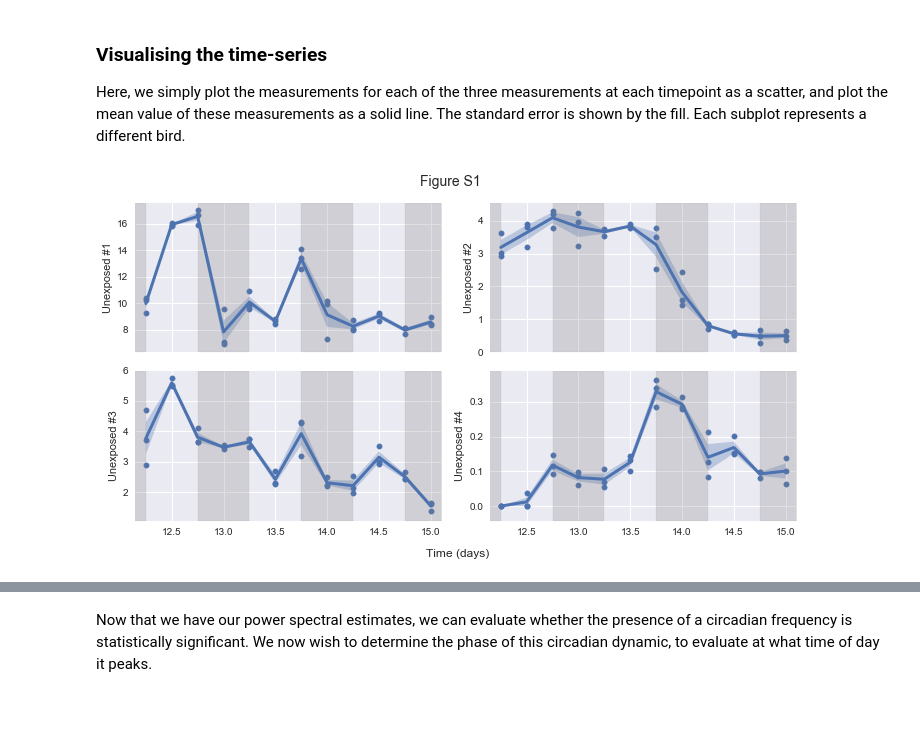
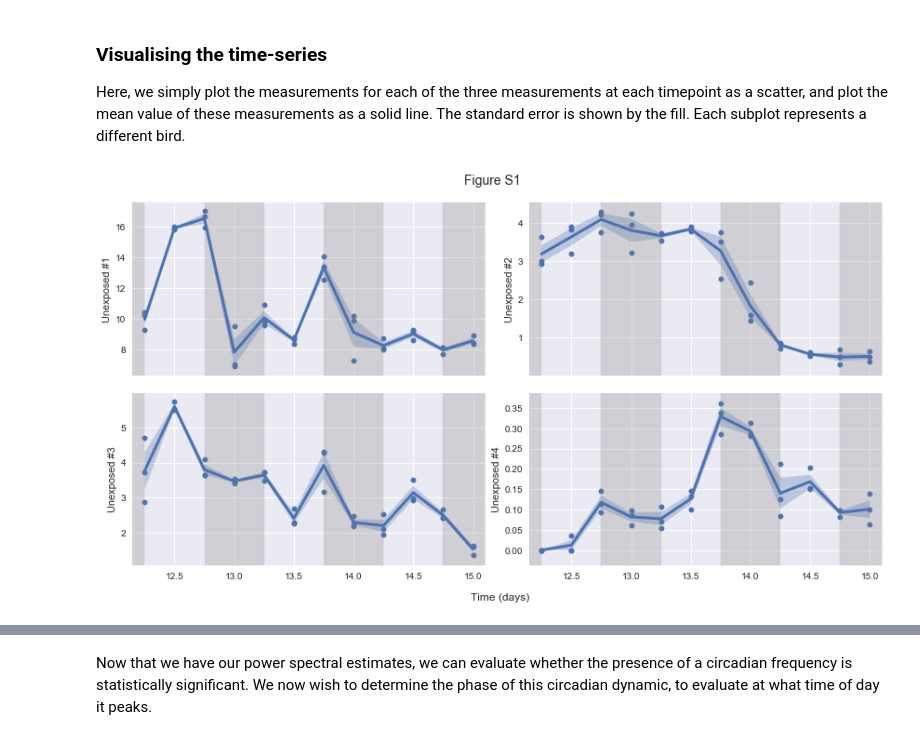
Before and after one commit to QCaudron/timing_malaria_transmission, a Jupyter notebook: timing_malaria_transmission.ipynb, the cells around one changed output, grey strips where cells are left out. Saved outputs shown, nothing was run; the diff lists cells and outputs as text; code cells hidden in the pictures; blank space fills up the shorter version.

```diff
--- a/timing_malaria_transmission.ipynb
+++ b/timing_malaria_transmission.ipynb
@@ -70,7 +67,7 @@ The first few rows look like this :
 Here, we simply plot the measurements for each of the three measurements at each timepoint as a scatter, and plot the mean value of these measurements as a solid line. The standard error is shown by the fill. Each subplot represents a different bird.
 # %%
 # Set up figure
-plt.figure(figsize=(10, 5))
+plt.figure(figsize=(12, 6))
 plt.suptitle("Figure S1", fontsize=14, y=1.04)
 plt.figtext(0.51, -0.02, "Time (days)", fontsize=12, ha="center")
 
@@ -82,33 +79,33 @@ for i, bird in enumerate(data.index.unique()):
         plt.gca().get_xaxis().set_ticklabels([])
 
     # Scatter each parasitaemia measurement
     plt.scatter(np.unique(data.time), data.loc[bird].P1.values, c=C[0], s=30)
     plt.scatter(np.unique(data.time), data.loc[bird].P2.values, c=C[0], s=30)
     plt.scatter(np.unique(data.time), data.loc[bird].P3.values, c=C[0], s=30)
 
     # Plot the mean value as a solid line and the standard error as a fill
     plt.plot(np.unique(data.time), data.loc[bird].mean_P, lw=3, c=C[0])
     plt.fill_between(
         np.unique(data.time),
         data.loc[bird].mean_P - data.loc[bird].std_P / np.sqrt(3),
         data.loc[bird].mean_P + data.loc[bird].std_P / np.sqrt(3),
         alpha=0.3
     )
 
     # Depict "night time" in grey in the background
     ylim = plt.gca().get_ylim()
     plt.fill_between([11.75, 12.25], *ylim, color="grey", alpha=0.25)
     plt.fill_between([12.75, 13.25], *ylim, color="grey", alpha=0.25)
     plt.fill_between([13.75, 14.25], *ylim, color="grey", alpha=0.25)
     plt.fill_between([14.75, 15.25], *ylim, color="grey", alpha=0.25)
     plt.ylim(*ylim)
     plt.xlim(data.time.min()-0.1, data.time.max()+0.1)
 
     plt.ylabel("Unexposed #{}".format(i+1))
 
 plt.tight_layout()
 plt.savefig("fig1.pdf", bbox_inches="tight")
 # %% [output]
-[figure, old version]
+[figure, new version]
 # %% [markdown]
 ### Detrending the signals
```
Also changed, not shown: parts of 9 cells of this notebook.
